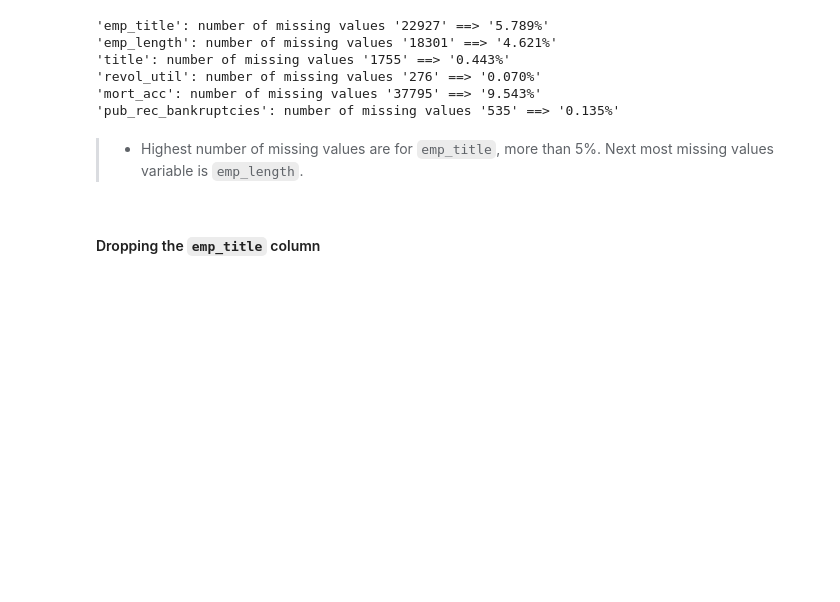
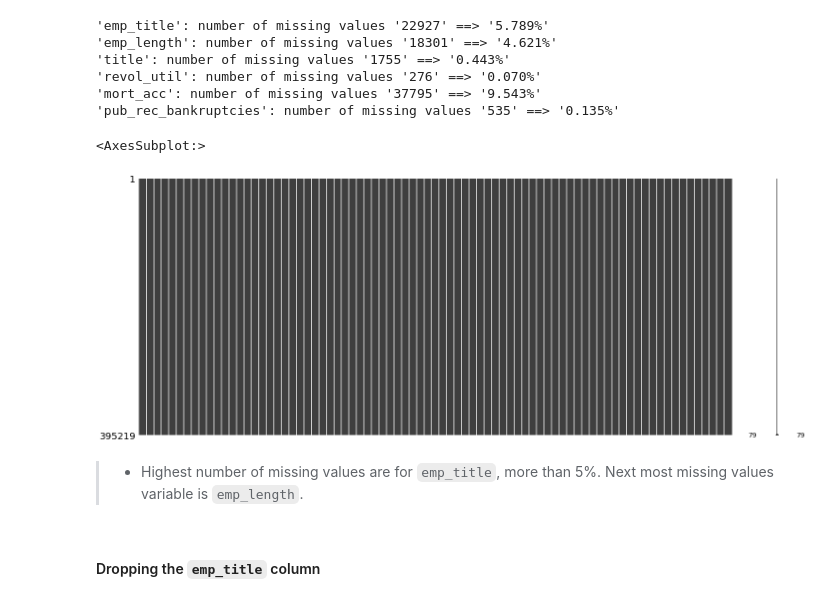
Before and after one commit to sadhi003/Springboard-projects, a Jupyter notebook: Loan_default_prediction/Notebooks/preprocessing_modeling.ipynb, the cells around one changed output. Drawn from its saved outputs; the diff is of its cells as text; code cells hidden in the pictures; blank space fills up the shorter version.

```diff
--- a/Loan_default_prediction/Notebooks/preprocessing_modeling.ipynb
+++ b/Loan_default_prediction/Notebooks/preprocessing_modeling.ipynb
@@ -69,6 +84,11 @@ for column in df.columns:
 'revol_util': number of missing values '276' ==> '0.070%'
 'mort_acc': number of missing values '37795' ==> '9.543%'
 'pub_rec_bankruptcies': number of missing values '535' ==> '0.135%'
+# %%
+mnso.matrix(df)
+# %% [output]
+<AxesSubplot:>
+[figure, added]
 # %% [markdown]
 > - Highest number of missing values are for `emp_title`, more than 5%. Next most missing values variable is `emp_length`.
 # %% [markdown]
```
Also changed, not shown: parts of 9 cells of this notebook.
